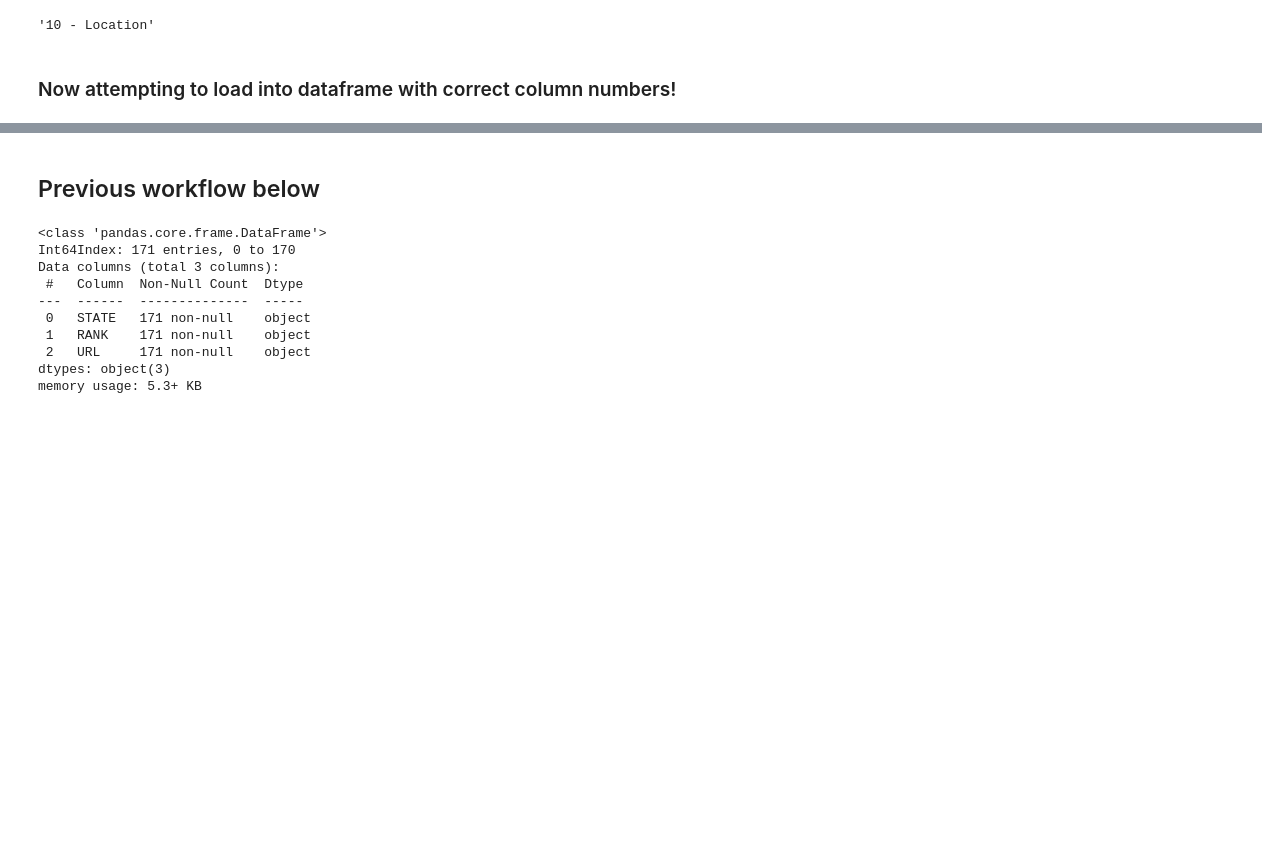
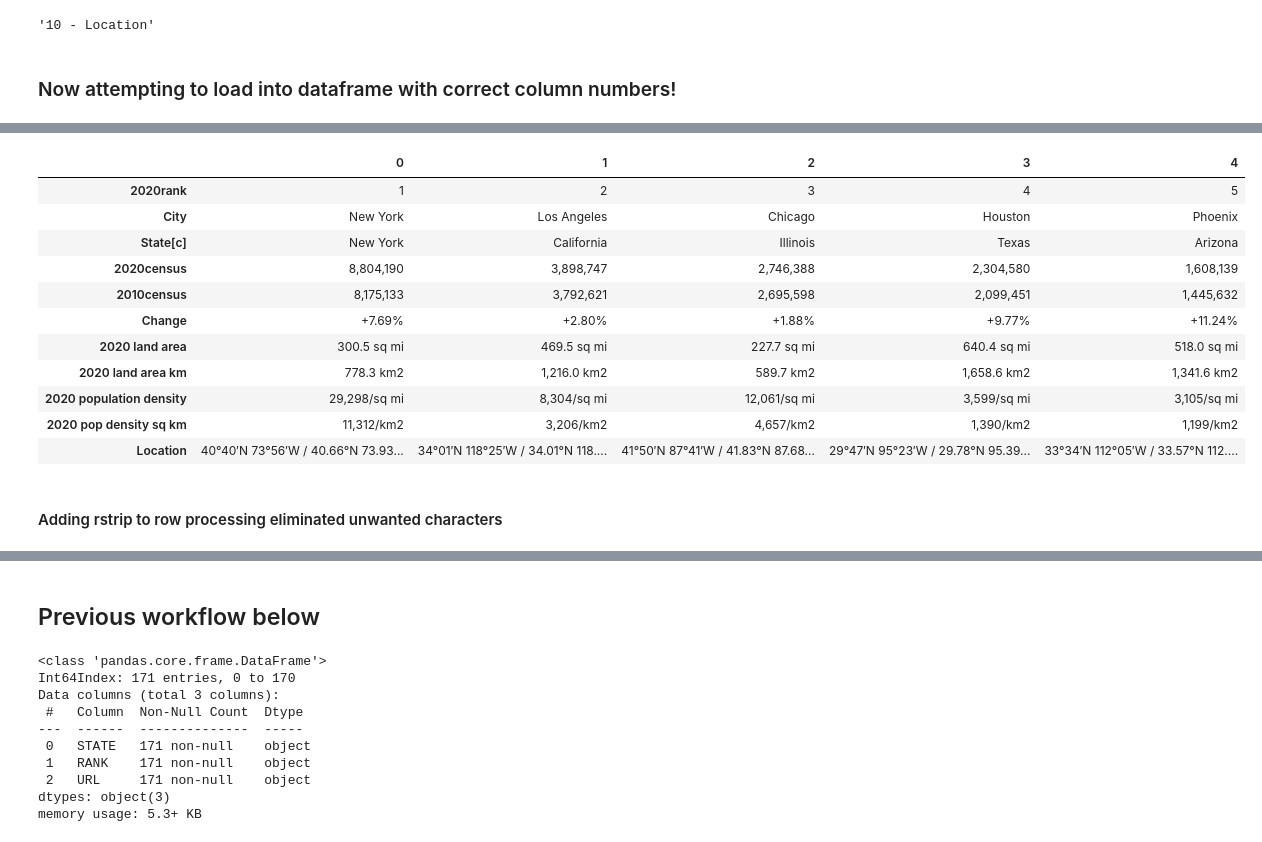
Before and after one commit to Location-Artistry/GEO-DEV-NOTEBOOKS, a Jupyter notebook: 30_DAY_MAP_2021.ipynb, the cells around one changed output, grey strips where cells are left out. Saved outputs shown, nothing was run; the diff lists cells and outputs as text; code cells hidden in the pictures; blank space fills up the shorter version.

```diff
--- a/30_DAY_MAP_2021.ipynb
+++ b/30_DAY_MAP_2021.ipynb
@@ -130 +132,18 @@ df.describe()
 | freq | 1 | 3 | 75 | 1 | 2 | 2 | 3 | 3 | ... |
+# %%
+df.head().T
+# %% [output]
+|  | 0 | 1 | 2 | 3 | 4 |
+| 2020rank | 1 | 2 | 3 | 4 | 5 |
+| City | New York | Los Angeles | Chicago | Houston | Phoenix |
+| State[c] | New York | California | Illinois | Texas | Arizona |
+| 2020census | 8,804,190 | 3,898,747 | 2,746,388 | 2,304,580 | 1,608,139 |
+| 2010census | 8,175,133 | 3,792,621 | 2,695,598 | 2,099,451 | 1,445,632 |
+| Change | +7.69% | +2.80% | +1.88% | +9.77% | +11.24% |
+| 2020 land area | 300.5 sq mi | 469.5 sq mi | 227.7 sq mi | 640.4 sq mi | 518.0 sq mi |
+| 2020 land area km | 778.3 km2 | 1,216.0 km2 | 589.7 km2 | 1,658.6 km2 | 1,341.6 km2 |
+| 2020 population density | 29,298/sq mi | 8,304/sq mi | 12,061/sq mi | 3,599/sq mi | 3,105/sq mi |
+| 2020 pop density sq km | 11,312/km2 | 3,206/km2 | 4,657/km2 | 1,390/km2 | 1,199/km2 |
+| Location | 40°40′N 73°56′W﻿ / ﻿40.66°N 73.93... | 34°01′N 118°25′W﻿ / ﻿34.01°N 118.... | 41°50′N 87°41′W﻿ / ﻿41.83°N 87.68... | 29°47′N 95°23′W﻿ / ﻿29.78°N 95.39... | 33°34′N 112°05′W﻿ / ﻿33.57°N 112.... |
+# %% [markdown]
+#### Adding rstrip to row processing eliminated unwanted characters
```
Also changed, not shown: parts of 11 cells of this notebook.
